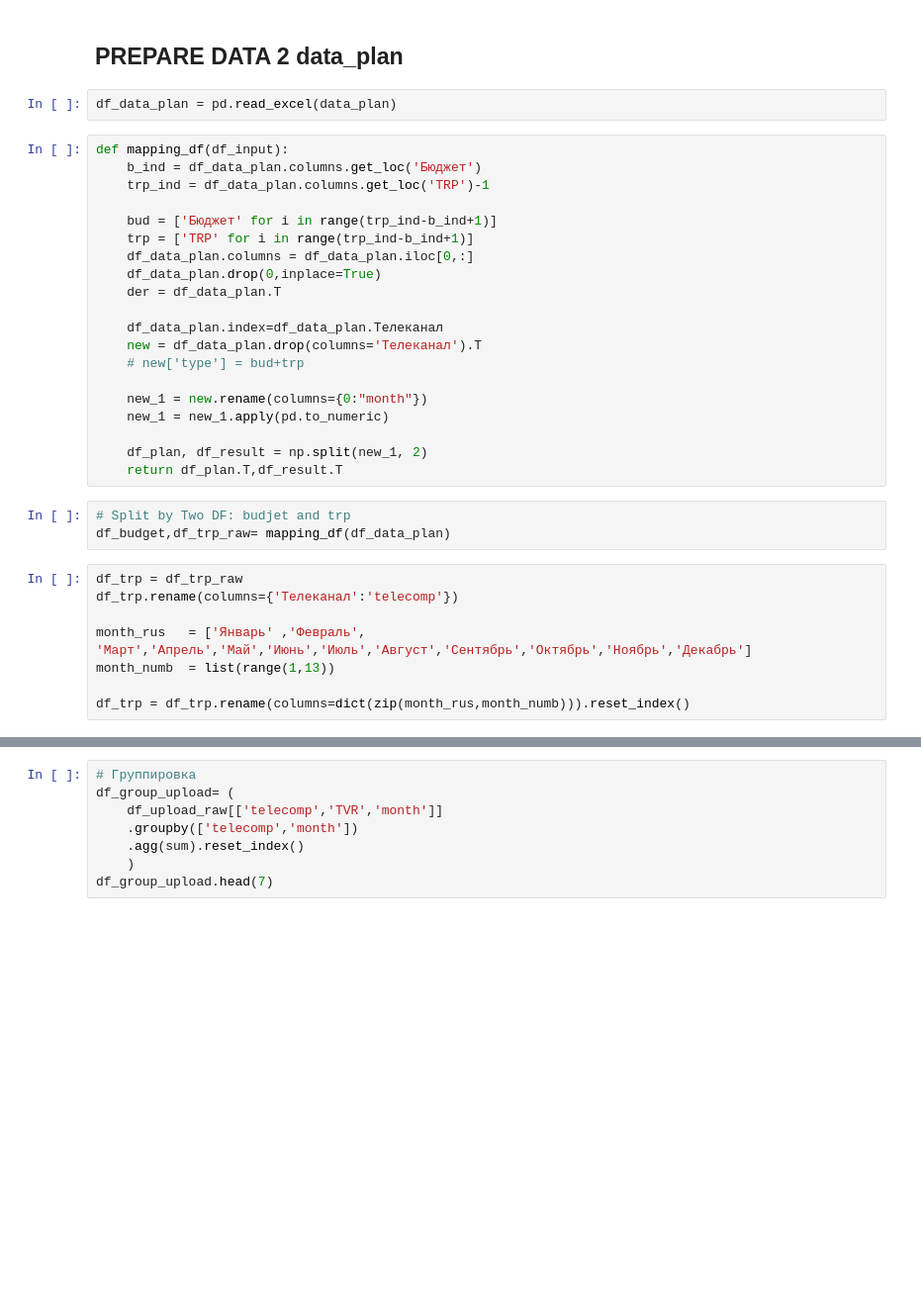
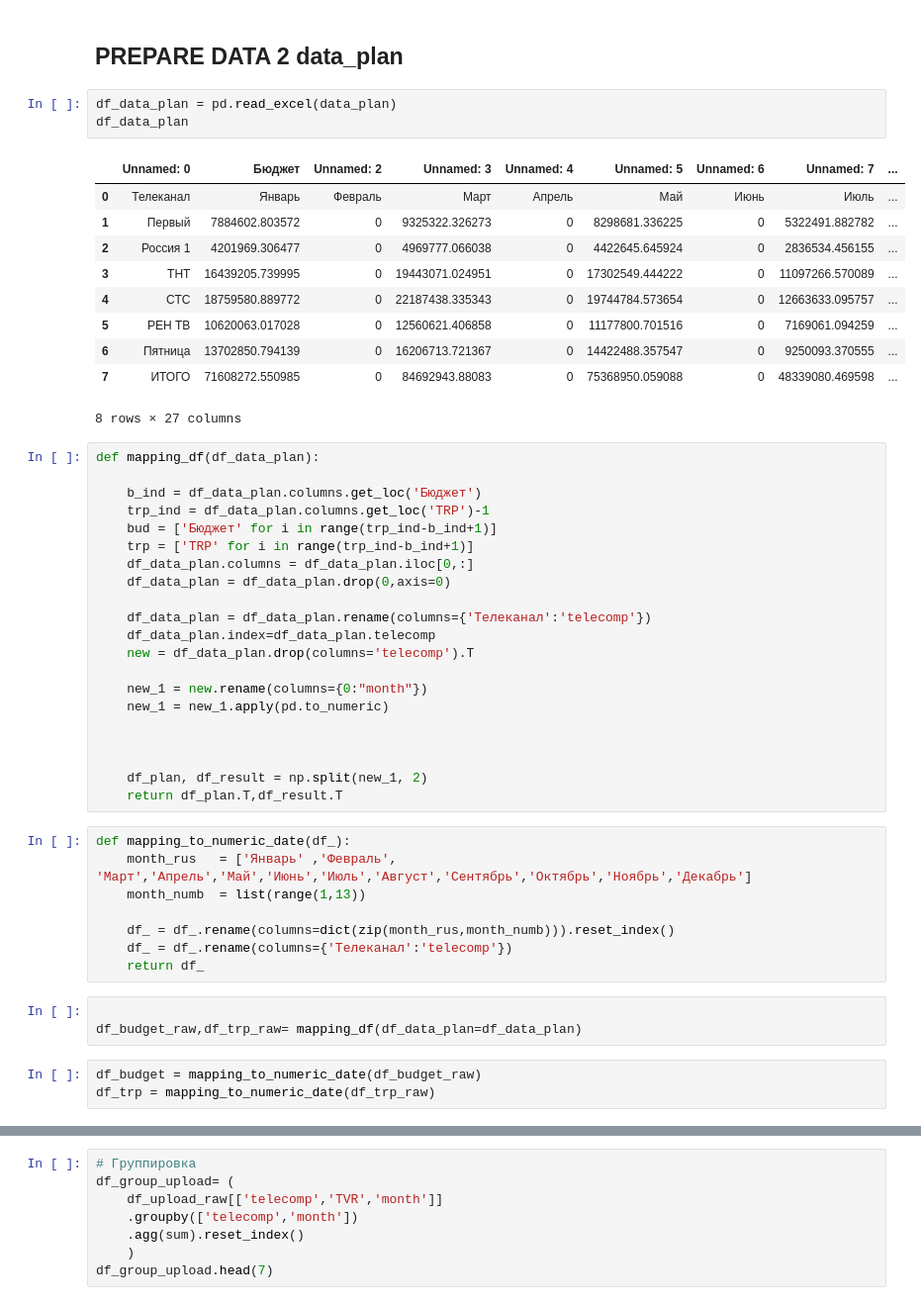
Before and after one commit to Nick2201/TRP_rate_system, a Jupyter notebook: TRP_rate_system/src/data_show.ipynb, the cells around one changed output, grey strips where cells are left out. Shown at 99% size. Drawn from its saved outputs; the diff is of its cells as text; blank space fills up the shorter version.

```diff
--- a/TRP_rate_system/src/data_show.ipynb
+++ b/TRP_rate_system/src/data_show.ipynb
@@ -38,34 +54,50 @@ df_upload_raw['month'] = df_upload_raw.date.dt.month
 ## PREPARE DATA 2 data_plan
 # %%
 df_data_plan = pd.read_excel(data_plan)
+df_data_plan
+# %% [output]
+|  | Unnamed: 0 | Бюджет | Unnamed: 2 | Unnamed: 3 | Unnamed: 4 | Unnamed: 5 | Unnamed: 6 | Unnamed: 7 | ... |
+| 0 | Телеканал | Январь | Февраль | Март | Апрель | Май | Июнь | Июль | ... |
+| 1 | Первый | 7884602.803572 | 0 | 9325322.326273 | 0 | 8298681.336225 | 0 | 5322491.882782 | ... |
+| 2 | Россия 1 | 4201969.306477 | 0 | 4969777.066038 | 0 | 4422645.645924 | 0 | 2836534.456155 | ... |
+| 3 | ТНТ | 16439205.739995 | 0 | 19443071.024951 | 0 | 17302549.444222 | 0 | 11097266.570089 | ... |
+| 4 | СТС | 18759580.889772 | 0 | 22187438.335343 | 0 | 19744784.573654 | 0 | 12663633.095757 | ... |
+| 5 | РЕН ТВ | 10620063.017028 | 0 | 12560621.406858 | 0 | 11177800.701516 | 0 | 7169061.094259 | ... |
+| 6 | Пятница | 13702850.794139 | 0 | 16206713.721367 | 0 | 14422488.357547 | 0 | 9250093.370555 | ... |
+| 7 | ИТОГО | 71608272.550985 | 0 | 84692943.88083 | 0 | 75368950.059088 | 0 | 48339080.469598 | ... |
+8 rows × 27 columns
 # %%
-def mapping_df(df_input):
+def mapping_df(df_data_plan):
+
     b_ind = df_data_plan.columns.get_loc('Бюджет')
     trp_ind = df_data_plan.columns.get_loc('TRP')-1
-
     bud = ['Бюджет' for i in range(trp_ind-b_ind+1)]
     trp = ['TRP' for i in range(trp_ind-b_ind+1)]
     df_data_plan.columns = df_data_plan.iloc[0,:]
-    df_data_plan.drop(0,inplace=True)
-    der = df_data_plan.T
+    df_data_plan = df_data_plan.drop(0,axis=0)
 
-    df_data_plan.index=df_data_plan.Телеканал
-    new = df_data_plan.drop(columns='Телеканал').T
-    # new['type'] = bud+trp
+    df_data_plan = df_data_plan.rename(columns={'Телеканал':'telecomp'})
+    df_data_plan.index=df_data_plan.telecomp
+    new = df_data_plan.drop(columns='telecomp').T
 
     new_1 = new.rename(columns={0:"month"})
     new_1 = new_1.apply(pd.to_numeric)
 
+
+
     df_plan, df_result = np.split(new_1, 2)
     return df_plan.T,df_result.T
-# %%
-# Split by Two DF: budjet and trp
-df_budget,df_trp_raw= mapping_df(df_data_plan)
 # %%
-df_trp = df_trp_raw
-df_trp.rename(columns={'Телеканал':'telecomp'})
+def mapping_to_numeric_date(df_):
+    month_rus   = ['Январь'	,'Февраль',	'Март','Апрель','Май','Июнь','Июль','Август','Сентябрь','Октябрь','Ноябрь','Декабрь']
+    month_numb  = list(range(1,13))
 
-month_rus   = ['Январь'	,'Февраль',	'Март','Апрель','Май','Июнь','Июль','Август','Сентябрь','Октябрь','Ноябрь','Декабрь']
-month_numb  = list(range(1,13))
-
-df_trp = df_trp.rename(columns=dict(zip(month_rus,month_numb))).reset_index()
+    df_ = df_.rename(columns=dict(zip(month_rus,month_numb))).reset_index()
+    df_ = df_.rename(columns={'Телеканал':'telecomp'})
+    return df_
+# %%
+
+df_budget_raw,df_trp_raw= mapping_df(df_data_plan=df_data_plan)
+# %%
+df_budget = mapping_to_numeric_date(df_budget_raw)
+df_trp = mapping_to_numeric_date(df_trp_raw)
```
Also changed, not shown: parts of 3 cells of this notebook, 2 other files.
